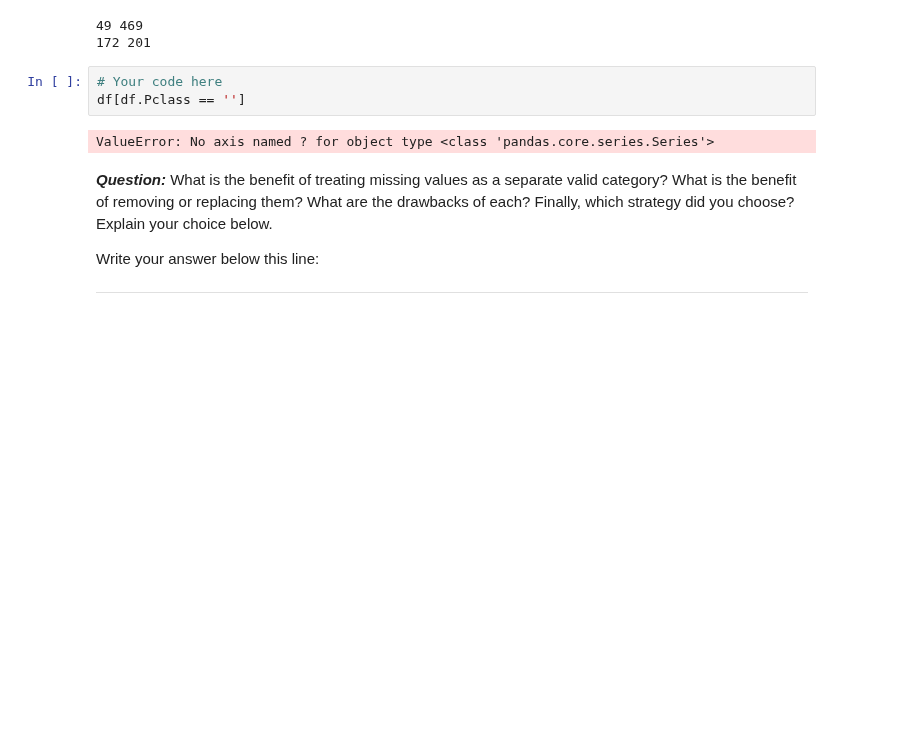
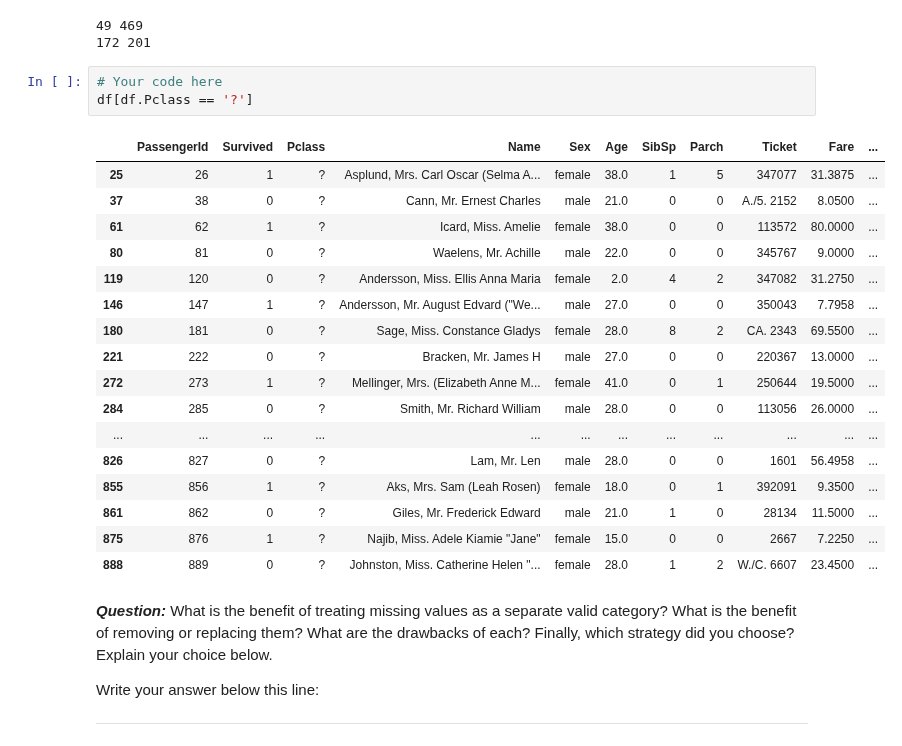
Before and after one commit to elenasm7/dsc-1-04-12-dealing-with-missing-data-lab-nyc-ds-career-012819, a Jupyter notebook: index.ipynb, the cells around one changed output. Cells and saved outputs as stored; diff of their text form; blank space fills up the shorter version.

```diff
--- a/index.ipynb
+++ b/index.ipynb
@@ -248,9 +248,25 @@ print(np.count_nonzero(df.Pclass.values == '2'),np.count_nonzero(df.Pclass.value
 172 201
 # %%
 # Your code here
-df[df.Pclass == '']
+df[df.Pclass == '?']
 # %% [output]
-ValueError: No axis named ? for object type <class 'pandas.core.series.Series'>
+|  | PassengerId | Survived | Pclass | Name | Sex | Age | SibSp | Parch | Ticket | Fare | ... |
+| 25 | 26 | 1 | ? | Asplund, Mrs. Carl Oscar (Selma A... | female | 38.0 | 1 | 5 | 347077 | 31.3875 | ... |
+| 37 | 38 | 0 | ? | Cann, Mr. Ernest Charles | male | 21.0 | 0 | 0 | A./5. 2152 | 8.0500 | ... |
+| 61 | 62 | 1 | ? | Icard, Miss. Amelie | female | 38.0 | 0 | 0 | 113572 | 80.0000 | ... |
+| 80 | 81 | 0 | ? | Waelens, Mr. Achille | male | 22.0 | 0 | 0 | 345767 | 9.0000 | ... |
+| 119 | 120 | 0 | ? | Andersson, Miss. Ellis Anna Maria | female | 2.0 | 4 | 2 | 347082 | 31.2750 | ... |
+| 146 | 147 | 1 | ? | Andersson, Mr. August Edvard ("We... | male | 27.0 | 0 | 0 | 350043 | 7.7958 | ... |
+| 180 | 181 | 0 | ? | Sage, Miss. Constance Gladys | female | 28.0 | 8 | 2 | CA. 2343 | 69.5500 | ... |
+| 221 | 222 | 0 | ? | Bracken, Mr. James H | male | 27.0 | 0 | 0 | 220367 | 13.0000 | ... |
+| 272 | 273 | 1 | ? | Mellinger, Mrs. (Elizabeth Anne M... | female | 41.0 | 0 | 1 | 250644 | 19.5000 | ... |
+| 284 | 285 | 0 | ? | Smith, Mr. Richard William | male | 28.0 | 0 | 0 | 113056 | 26.0000 | ... |
+| ... | ... | ... | ... | ... | ... | ... | ... | ... | ... | ... | ... |
+| 826 | 827 | 0 | ? | Lam, Mr. Len | male | 28.0 | 0 | 0 | 1601 | 56.4958 | ... |
+| 855 | 856 | 1 | ? | Aks, Mrs. Sam (Leah Rosen) | female | 18.0 | 0 | 1 | 392091 | 9.3500 | ... |
+| 861 | 862 | 0 | ? | Giles, Mr. Frederick Edward | male | 21.0 | 1 | 0 | 28134 | 11.5000 | ... |
+| 875 | 876 | 1 | ? | Najib, Miss. Adele Kiamie "Jane" | female | 15.0 | 0 | 0 | 2667 | 7.2250 | ... |
+| 888 | 889 | 0 | ? | Johnston, Miss. Catherine Helen "... | female | 28.0 | 1 | 2 | W./C. 6607 | 23.4500 | ... |
 # %% [markdown]
 **_Question:_** What is the benefit of treating missing values as a separate valid category?  What is the benefit of removing or replacing them? What are the drawbacks of each? Finally, which strategy did you choose? Explain your choice below.
 
```
